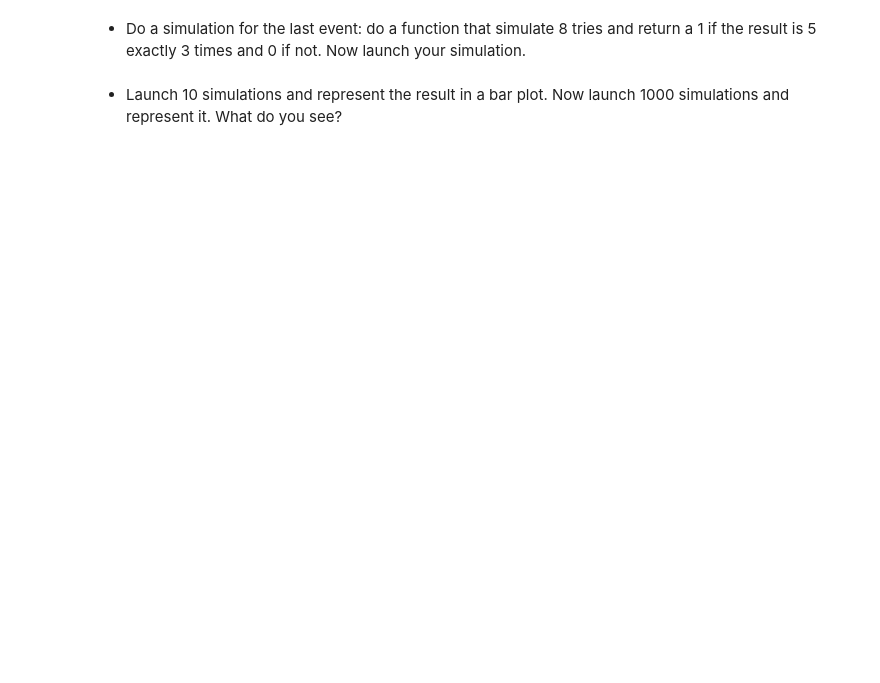
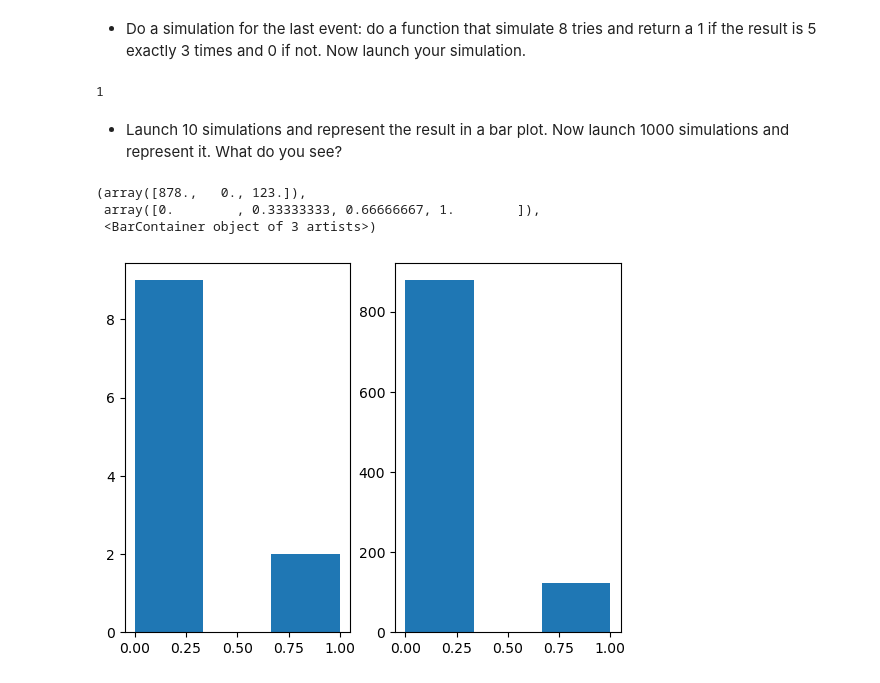
Before and after one commit to ta-data-lis/lab-intro-to-scipy, a Jupyter notebook: your-code/main.ipynb, the cells around one changed output. Saved outputs shown, nothing was run; the diff lists cells and outputs as text; code cells hidden in the pictures; blank space fills up the shorter version.

```diff
--- a/your-code/main.ipynb
+++ b/your-code/main.ipynb
@@ -103,4 +188,28 @@ The `scipy.stats` submodule contains a `binom` function for computing the probab
+# %%
+# Your code here:
+import random
+def simulation():
+    return 1 if list(np.random.randint(1,7,8)).count(5) == 3 else 0
+
+
+simulation()
+# %% [output]
+1
 # %% [markdown]
 * Launch 10 simulations and represent the result in a bar plot. Now launch 1000 simulations and represent it. What do you see?
 # %%
 # Your code here:
+
+simulation_10 = [simulation() for i in range(11)]
+# %%
+simulation_1000 = [simulation() for i in range(1001)]
+# %%
+
+fig, (hist1, hist2) = plt.subplots(1,2)
+hist1.hist(simulation_10, bins = 3)
+hist2.hist(simulation_1000, bins = 3)
+# %% [output]
+(array([878.,   0., 123.]),
+ array([0.        , 0.33333333, 0.66666667, 1.        ]),
+ <BarContainer object of 3 artists>)
+[figure, added]
```
Also changed, not shown: parts of 25 cells of this notebook.
